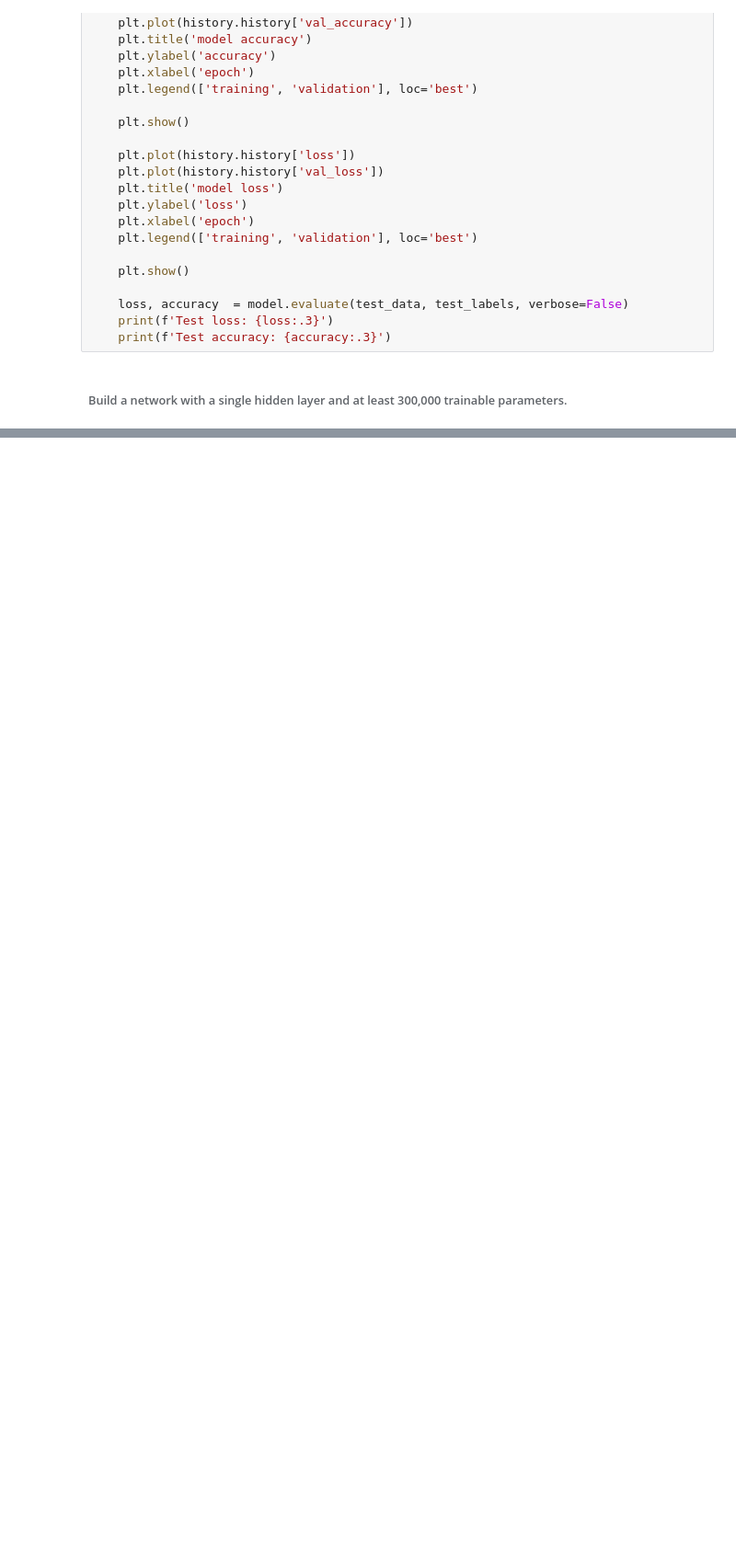
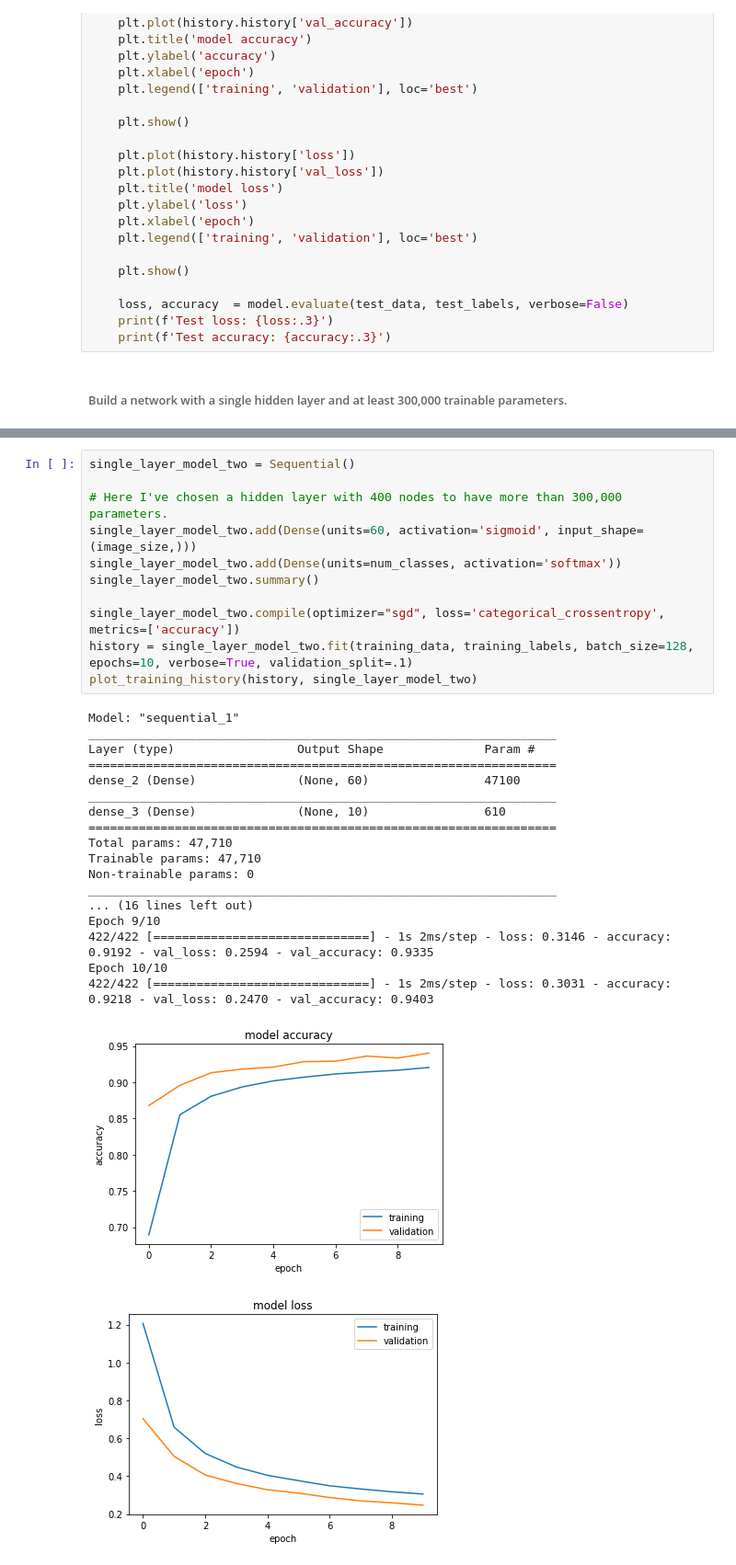
Before and after one commit to daniel-234/intro-to-deep-learning, a Jupyter notebook: 01-intro-to-deep-learning/Neural-Network-Basics-in-TensorFlow-exercise.ipynb, the cells around one changed output, grey strips where cells are left out. Shown at 92% size. Cells and saved outputs as stored; diff of their text form; blank space fills up the shorter version.

```diff
--- a/01-intro-to-deep-learning/Neural-Network-Basics-in-TensorFlow-exercise.ipynb
+++ b/01-intro-to-deep-learning/Neural-Network-Basics-in-TensorFlow-exercise.ipynb
@@ -117,0 +110,31 @@ Answer the following questions about this model:
+# %%
+single_layer_model_two = Sequential()
+
+# Here I've chosen a hidden layer with 400 nodes to have more than 300,000 parameters.
+single_layer_model_two.add(Dense(units=60, activation='sigmoid', input_shape=(image_size,)))
+single_layer_model_two.add(Dense(units=num_classes, activation='softmax'))
+single_layer_model_two.summary()
+
+single_layer_model_two.compile(optimizer="sgd", loss='categorical_crossentropy', metrics=['accuracy'])
+history = single_layer_model_two.fit(training_data, training_labels, batch_size=128, epochs=10, verbose=True, validation_split=.1)
+plot_training_history(history, single_layer_model_two)
+# %% [output]
+Model: "sequential_1"
+_________________________________________________________________
+Layer (type)                 Output Shape              Param #
+=================================================================
+dense_2 (Dense)              (None, 60)                47100
+_________________________________________________________________
+dense_3 (Dense)              (None, 10)                610
+=================================================================
+Total params: 47,710
+Trainable params: 47,710
+Non-trainable params: 0
+_________________________________________________________________
+... (16 lines left out)
+Epoch 9/10
+422/422 [==============================] - 1s 2ms/step - loss: 0.3146 - accuracy: 0.9192 - val_loss: 0.2594 - val_accuracy: 0.9335
+Epoch 10/10
+422/422 [==============================] - 1s 2ms/step - loss: 0.3031 - accuracy: 0.9218 - val_loss: 0.2470 - val_accuracy: 0.9403
+[figure, added]
+[figure, added]
```
Also changed, not shown: parts of 14 cells of this notebook.
